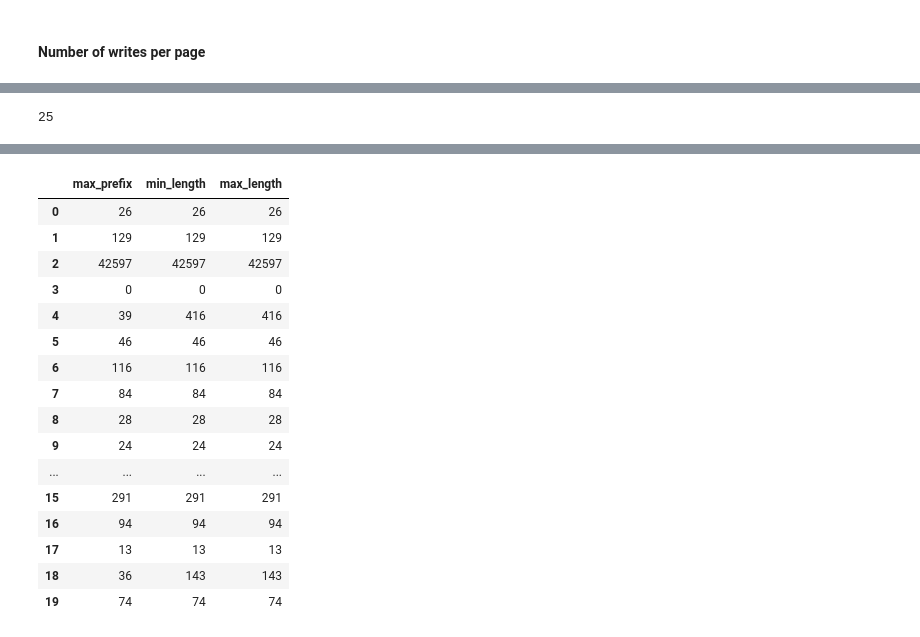
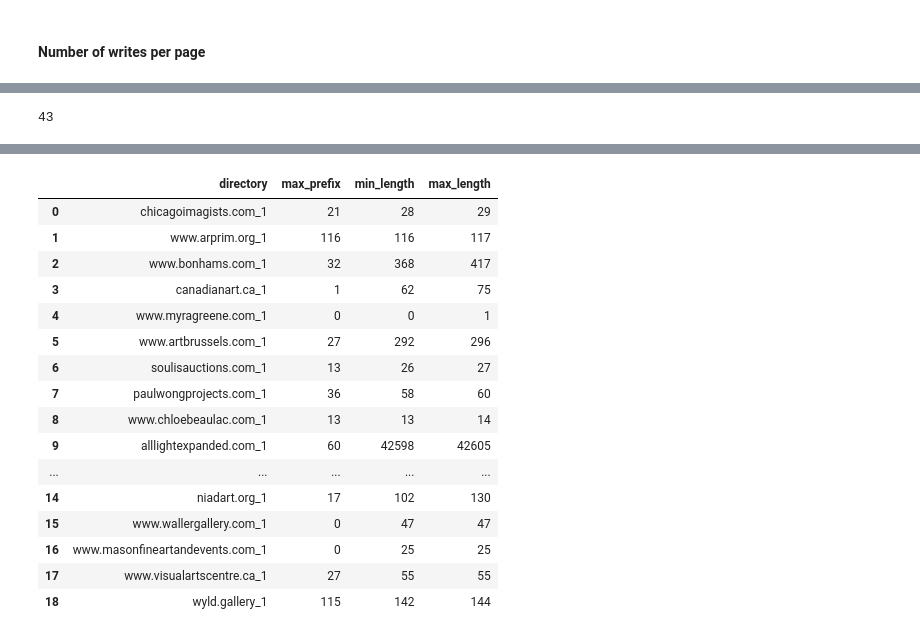
Before and after one commit to JingyZhu/FidEx, a Jupyter notebook: synchronization/synchronization.ipynb, the cells around one changed output, grey strips where cells are left out. Cells and saved outputs as stored; diff of their text form; code cells hidden in the pictures.

```diff
--- a/synchronization/synchronization.ipynb
+++ b/synchronization/synchronization.ipynb
@@ -23,8 +23,10 @@ json.dump(data, open('test_urls.json', 'w+'), indent=2)
 # %%
 dirs = os.listdir('writes')
 number_writes = defaultdict(list)
+filelists = ['live', 'archive']
 for dirr in dirs:
-    for i in range(5):
+    # for i in range(5):
+    for i in filelists:
         writes = json.load(open(f'writes/{dirr}/{i}.json', 'r'))
         number_writes[dirr].append(len(writes))
 num_writes = {k: (min(v),  statistics.median(v), max(v)) for k, v in number_writes.items()}
@@ -118,6 +136,6 @@ def get_longest_prefix(l1, l2):
 # %%
-dirr = 'chicagoimagists_com'
-idx = [0, 4]
+dirr = 'wyld_gallery'
+idx = [0, 2]
 w1 = json.load(open(f'writes/{dirr}/{idx[0]}.json', 'r'))
 w2 = json.load(open(f'writes/{dirr}/{idx[1]}.json', 'r'))
 new_w1, new_w2 = [], []
@@ -136,14 +154,16 @@ for j, write in enumerate(w2):
 # print(json.dumps(new_w1, indent=2), json.dumps(new_w2, indent=2))
 get_longest_prefix(new_w1, new_w2)
 # %% [output]
-25
+43
 # %%
 dirs = os.listdir('writes')
 longest_prefix_info = []
+filelists = ['live', 'archive']
 for dirr in dirs:
-    print(dirr)
+    # print(dirr)
     all_writers = []
-    for i in range(5):
+    # for i in range(5):
+    for i in filelists:
         writes = json.load(open(f'writes/{dirr}/{i}.json', 'r'))
         new_writers = []
         for j, write in enumerate(writes):
@@ -154,13 +174,24 @@ for dirr in dirs:
             new_writers.append(tup)
         all_writers.append(new_writers)
     max_prefix = get_longest_prefix(all_writers[0], all_writers[1])
-    for i in range(2, 5):
-        max_prefix = get_longest_prefix(all_writers[0][:max_prefix], all_writers[i])
+    # * liveweb only
+    # for i in range(2, 5):
+    #     max_prefix = get_longest_prefix(all_writers[0][:max_prefix], all_writers[i])
     longest_prefix_info.append({
+        'directory': dirr,
         'max_prefix': max_prefix,
         'min_length':  min([len(w) for w in all_writers]),
         'max_length':  max([len(w) for w in all_writers]),
     })
 df = pd.DataFrame(longest_prefix_info)
 df
+# df.to_csv('longest_prefix_info.csv', index=False)
+# new_df = pd.DataFrame(index=np.arange(df.shape[0]))
+# new_df['max_prefix'] = df['max_prefix']
+# new_df['min_length'] = df['min_length'] - df['max_prefix']
+# new_df['max_length'] = df['max_length'] - df['min_length']
+# fig = plotly_utils.plot_bar(new_df, xtitle='100 pages', ytitle='No. (addition) HTML writes', stacked=True)
+# fig.layout['yaxis']['range'] = [0, 500]
+# fig.layout['width'] = 1200
+# fig.show()
 # %% [output]
@@ -187,17 +198,17 @@ canadianart_ca
-|  | max_prefix | min_length | max_length |
-| 0 | 26 | 26 | 26 |
-| 1 | 129 | 129 | 129 |
-| 2 | 42597 | 42597 | 42597 |
-| 3 | 0 | 0 | 0 |
-| 4 | 39 | 416 | 416 |
-| 5 | 46 | 46 | 46 |
-| 6 | 116 | 116 | 116 |
-| 7 | 84 | 84 | 84 |
-| 8 | 28 | 28 | 28 |
-| 9 | 24 | 24 | 24 |
-| ... | ... | ... | ... |
-| 15 | 291 | 291 | 291 |
-| 16 | 94 | 94 | 94 |
-| 17 | 13 | 13 | 13 |
-| 18 | 36 | 143 | 143 |
-| 19 | 74 | 74 | 74 |
+|  | directory | max_prefix | min_length | max_length |
+| 0 | chicagoimagists.com_1 | 21 | 28 | 29 |
+| 1 | www.arprim.org_1 | 116 | 116 | 117 |
+| 2 | www.bonhams.com_1 | 32 | 368 | 417 |
+| 3 | canadianart.ca_1 | 1 | 62 | 75 |
+| 4 | www.myragreene.com_1 | 0 | 0 | 1 |
+| 5 | www.artbrussels.com_1 | 27 | 292 | 296 |
+| 6 | soulisauctions.com_1 | 13 | 26 | 27 |
+| 7 | paulwongprojects.com_1 | 36 | 58 | 60 |
+| 8 | www.chloebeaulac.com_1 | 13 | 13 | 14 |
+| 9 | alllightexpanded.com_1 | 60 | 42598 | 42605 |
+| ... | ... | ... | ... | ... |
+| 14 | niadart.org_1 | 17 | 102 | 130 |
+| 15 | www.wallergallery.com_1 | 0 | 47 | 47 |
+| 16 | www.masonfineartandevents.com_1 | 0 | 25 | 25 |
+| 17 | www.visualartscentre.ca_1 | 27 | 55 | 55 |
+| 18 | wyld.gallery_1 | 115 | 142 | 144 |
```
Also changed, not shown: parts of 7 cells of this notebook, 15 other files.
